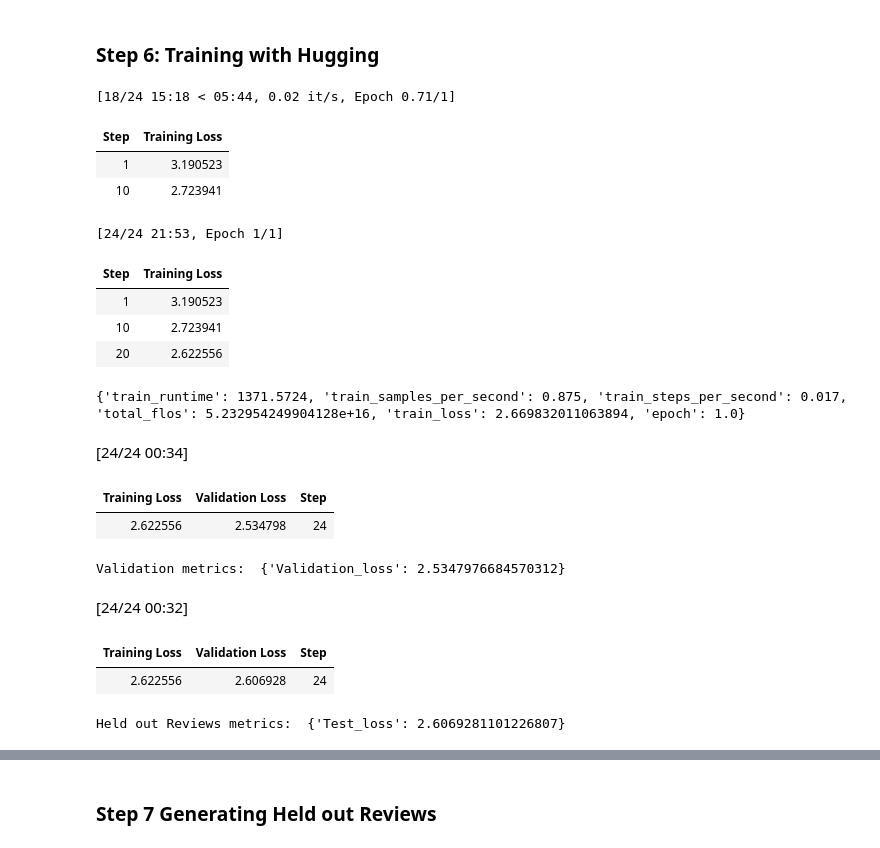
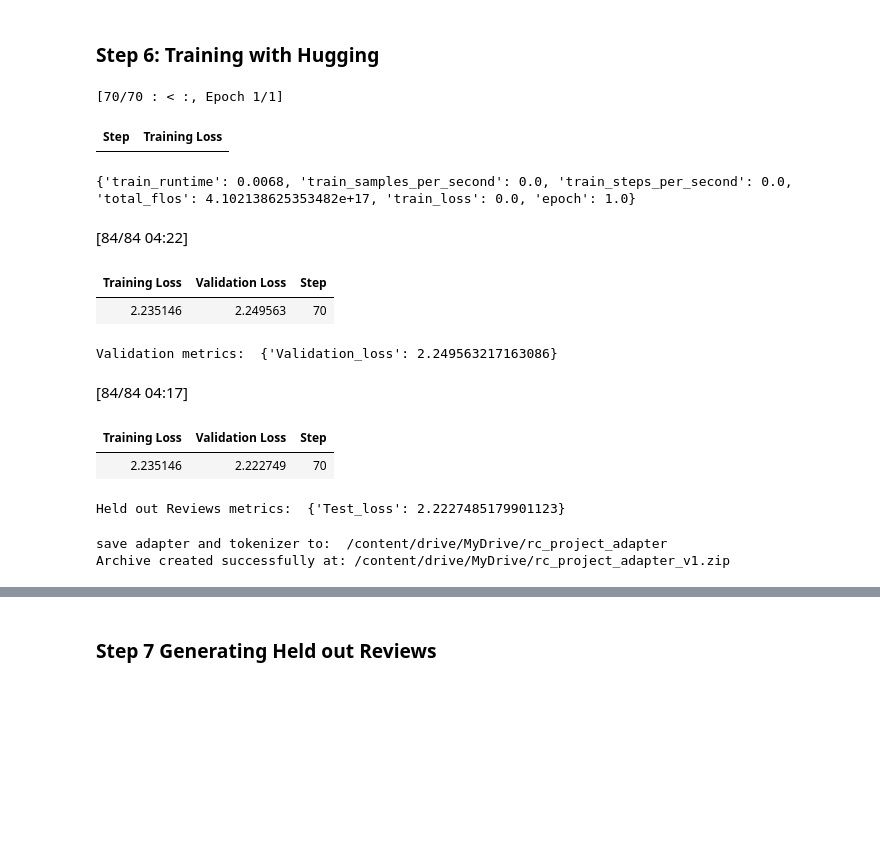
Before and after one commit to HAT-ZAID/Preprint-Critic, a Jupyter notebook: Preprint Critic.ipynb, the cells around one changed output, grey strips where cells are left out. Drawn from its saved outputs; the diff is of its cells as text; code cells hidden in the pictures; blank space fills up the shorter version.

Commit message:
v2 adapter, eval results and notebook update

```diff
--- a/Preprint Critic.ipynb
+++ b/Preprint Critic.ipynb
@@ -250,16 +258,19 @@ Going to be the same as tutorial notebook except: MODEL_ID, and MAX_ROWS
 # %%
 # Defining Constants
 SEED = 42
-MODEL_ID = "Qwen/Qwen3-1.7B"
-MAX_LENGTH = 6144
-TRAIN_BATCH_SIZE = 5
-EVAL_BATCH_SIZE = 5
-GRADIENT_ACCUMULATION_STEPS = 10
+
+MODEL_ID = "Qwen/Qwen3-4B-Thinking-2507"
+MAX_LENGTH = 8192
+MAX_PAPER_TOKEN = 6500
+MAX_TARGET_TOKEN = 1500
+TRAIN_BATCH_SIZE = 3
+EVAL_BATCH_SIZE = 3
+GRADIENT_ACCUMULATION_STEPS = 12
 LEARNING_RATE = 2e-4
 
-MAX_TRAIN_ROWS = 1200
-MAX_EVAL_ROWS = 120
-MAX_TEST_ROWS = 120
+MAX_TRAIN_ROWS = 2500
+MAX_EVAL_ROWS = 250
+MAX_TEST_ROWS = 250
 np.random.seed(SEED)
 torch.manual_seed(SEED)
 # %% [output]
@@ -273,7 +284,6 @@ if tokenizer.pad_token is None:
 tokenizer.padding_side = "right"
 
 # Bits and Bytes Configuration
-
 quantization_config = BitsAndBytesConfig(
     load_in_4bit=True,
     bnb_4bit_quant_type="nf4",
@@ -285,12 +295,13 @@ model = AutoModelForCausalLM.from_pretrained(
     MODEL_ID,
     quantization_config = quantization_config,
     device_map = "auto", #: run as a plain single-process script, and don't launch with accelerate launch --multi_gpu or torchrun, because those conflict with device_map="auto"'s own placement logic
-    dtype=torch.bfloat16, # torch_dtype is deprecated
+    torch_dtype=torch.bfloat16,
     low_cpu_mem_usage=True,
+    attn_implementation="sdpa",
 )
 model.config.pad_token_id = tokenizer.pad_token_id
 model.config.use_cache = False
 model.gradient_checkpointing_enable()
-print(f"Loaded Model Footprint (1.7B): {model.get_memory_footprint() / 2**30:.2f} GB")
+print(f"Loaded Model Footprint (4B): {model.get_memory_footprint() / 2**30:.2f} GB")
 # %% [output]
 tokenizer.json: downloading bytes:           |  0.00B
@@ -315,7 +327,7 @@ for r in sample_list:
   r["match_status"] = "matched" if pid in paper_text else "unmatched"
 
 # Loading the dataset and checking if the required columns for the training are present
-raw_dataset = load_dataset("json", data_files="/content/reviews_sample_joined.json", split='train')
+raw_dataset = load_dataset("json", data_files="/content/drive/MyDrive/reviews_sample_joined.json", split='train')
 raw_dataset = raw_dataset.filter(lambda r: r["match_status"] == "matched")
 print(f"{len(raw_dataset)} matched records after filtering")
 
@@ -530,6 +670,7 @@ model.print_trainable_parameters()
 
 # 2. Define a path inside your Drive for the checkpoints
 drive_output_dir = "/content/drive/MyDrive/rc_project_LoRA_runs"
+model.config.use_cache= False
 # %%
 training_args = TrainingArguments(
     output_dir = drive_output_dir,
@@ -539,51 +680,61 @@ training_args = TrainingArguments(
     learning_rate = LEARNING_RATE,
     num_train_epochs = 1,
     fp16 = False,
     bf16 = True,
     optim = "paged_adamw_8bit",
     logging_steps=10,
     logging_first_step = True,
     save_strategy = "steps",
-    save_steps = 20,
-    save_total_limit = 10,
+    save_steps = 10,
+    save_total_limit = 15,
     report_to = "none",
     seed=SEED,
     dataloader_num_workers = 0,
 
 )
 
 trainer = Trainer(
     model= model,
     args = training_args,
     train_dataset = train_dataset,
     eval_dataset = val_dataset,
     data_collator = data_collator,
 
 )
 
 torch.cuda.empty_cache() # just to make some space
-# train_result = trainer.train(resume_from_checkpoint="/content/drive/MyDrive/rc_project_LoRA_runs/checkpoint-20")
-train_result = trainer.train()
+train_result = trainer.train(resume_from_checkpoint="/content/drive/MyDrive/rc_project_LoRA_runs/checkpoint-70")
+# train_result = trainer.train()
 
 print(train_result.metrics)
 print("Validation metrics: ", trainer.evaluate(metric_key_prefix="Validation"))
 print("Held out Reviews metrics: ", trainer.evaluate(test_dataset, metric_key_prefix="Test"))
 # %% [output]
-[18/24 15:18 < 05:44, 0.02 it/s, Epoch 0.71/1]
+[70/70 : < :, Epoch 1/1]
 | Step | Training Loss |
-| 1 | 3.190523 |
-| 10 | 2.723941 |
-[24/24 21:53, Epoch 1/1]
+{'train_runtime': 0.0068, 'train_samples_per_second': 0.0, 'train_steps_per_second': 0.0, 'total_flos': 4.102138625353482e+17, 'train_loss': 0.0, 'epoch': 1.0}
+[84/84 04:22]
-| Step | Training Loss |
-| 1 | 3.190523 |
-| 10 | 2.723941 |
-| 20 | 2.622556 |
+| Training Loss | Validation Loss | Step |
+| 2.235146 | 2.249563 | 70 |
-{'train_runtime': 1371.5724, 'train_samples_per_second': 0.875, 'train_steps_per_second': 0.017, 'total_flos': 5.232954249904128e+16, 'train_loss': 2.669832011063894, 'epoch': 1.0}
+Validation metrics:  {'Validation_loss': 2.249563217163086}
-[24/24 00:34]
+[84/84 04:17]
 | Training Loss | Validation Loss | Step |
-| 2.622556 | 2.534798 | 24 |
+| 2.235146 | 2.222749 | 70 |
-Validation metrics:  {'Validation_loss': 2.5347976684570312}
+Held out Reviews metrics:  {'Test_loss': 2.2227485179901123}
-[24/24 00:32]
-| Training Loss | Validation Loss | Step |
-| 2.622556 | 2.606928 | 24 |
-Held out Reviews metrics:  {'Test_loss': 2.6069281101226807}
+# %%
+ADAPTER_DIR = '/content/drive/MyDrive/rc_project_adapter'
+trainer.save_model(ADAPTER_DIR)
+tokenizer.save_pretrained(ADAPTER_DIR)
+print("save adapter and tokenizer to: ", ADAPTER_DIR)
+import shutil
+
+# Zip the checkpoint folder
+shutil.make_archive(
+    base_name='/content/drive/MyDrive/rc_project_adapter_v1',
+    format='zip',
+    root_dir='/content/drive/MyDrive/rc_project_adapter'
+)
+print("Archive created successfully at: /content/drive/MyDrive/rc_project_adapter_v1.zip")
+# %% [output]
+save adapter and tokenizer to:  /content/drive/MyDrive/rc_project_adapter
+Archive created successfully at: /content/drive/MyDrive/rc_project_adapter_v1.zip
```
Also changed, not shown: parts of 23 cells of this notebook, 18 other files.
